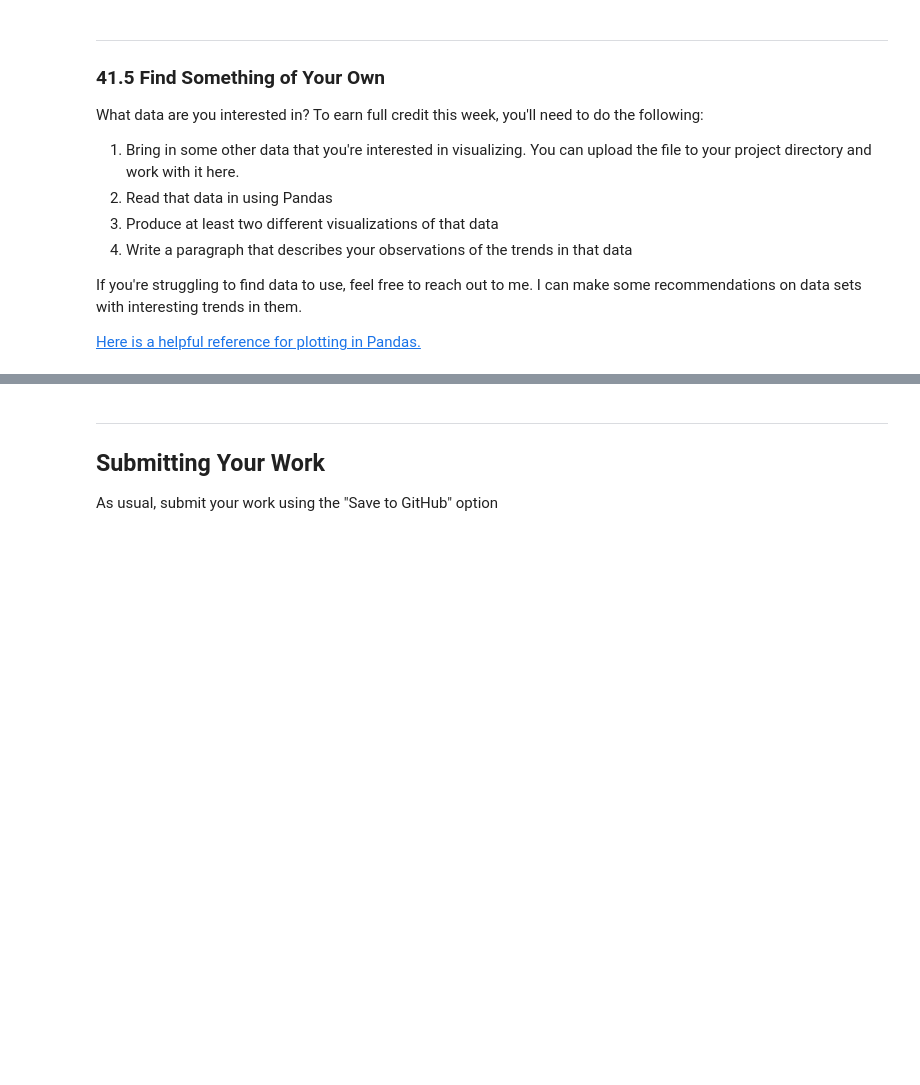
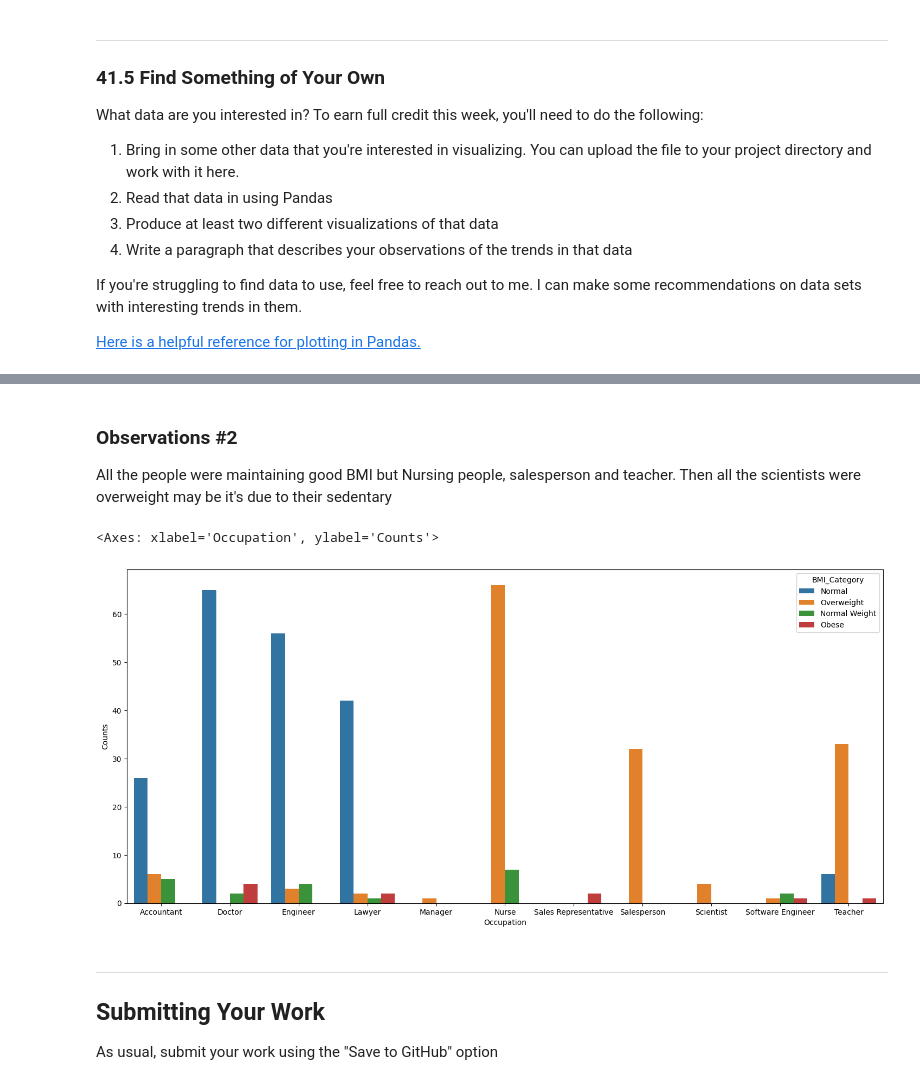
Before and after one commit to Diwakarmogarala/hds5210-2023, a Jupyter notebook: week09/week09_assignment_2.ipynb, the cells around one changed output, grey strips where cells are left out. Drawn from its saved outputs; the diff is of its cells as text; code cells hidden in the pictures; blank space fills up the shorter version.

```diff
--- a/week09/week09_assignment_2.ipynb
+++ b/week09/week09_assignment_2.ipynb
@@ -262,3 +316,25 @@ _Double-click this text and then edit it to put in your observations_
+# %% [markdown]
+### Observations #2
+All the people were maintaining good BMI but Nursing people, salesperson and teacher. Then all the scientists were overweight may be it's due to their sedentary
+# %%
+BMI = dict(sleep_health.groupby(['Occupation'])['BMI Category'].value_counts())
+Occupation=[]
+BMI_Category=[]
+counts=[]
+for individual,count in BMI.items():
+  Occupation.append(individual[0])
+  BMI_Category.append(individual[1])
+  counts.append(count)
+dataframe_bmi={'Occupation':Occupation,
+           'BMI_Category' : BMI_Category,
+           'Counts': counts}
+dataframe_BMI=pd.DataFrame(dataframe_bmi)
+
+plt.figure(figsize=(18,8))
+sns.barplot( x= dataframe_BMI['Occupation'], y= dataframe_BMI['Counts'], hue=dataframe_BMI['BMI_Category'])
+# %% [output]
+<Axes: xlabel='Occupation', ylabel='Counts'>
+[figure, added]
 # %% [markdown]
 
 
```
Also changed, not shown: parts of 15 cells of this notebook.
